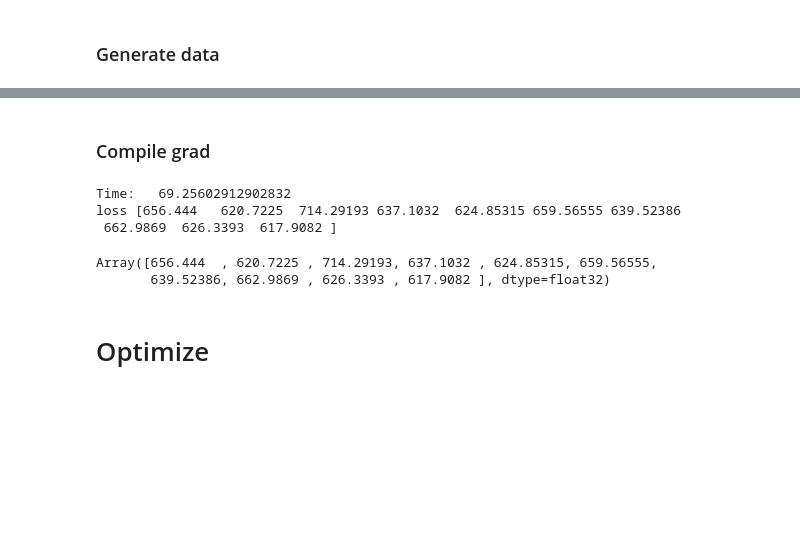
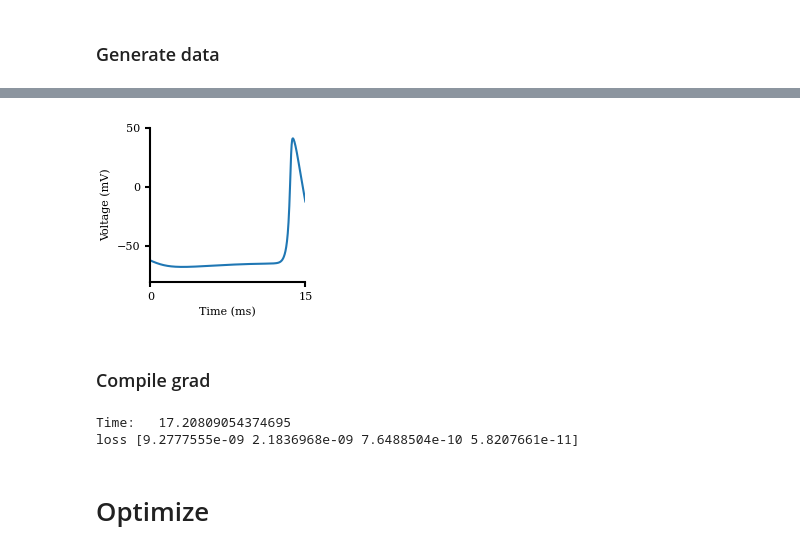
Before and after one commit to jaxleyverse/jaxley, a Jupyter notebook: notebooks/03_deep_network.ipynb, the cells around one changed output, grey strips where cells are left out. Drawn from its saved outputs; the diff is of its cells as text; code cells hidden in the pictures; blank space fills up the shorter version.

```diff
--- a/notebooks/03_deep_network.ipynb
+++ b/notebooks/03_deep_network.ipynb
@@ -127,10 +135,15 @@ tf_syn = distrax.Lambda(
 # %% [markdown]
 ### ODE
 # %%
-checkpoint_inds = [200, 400, 600]
+checkpoint_inds = []
 def ode(diff_params, diff_syn_params, stim_traces):
     # Prepare params.
     diff_params = tf.forward(diff_params)
+
+    # Repeat parameter for each compartment.
+    diff_params = jnp.tile(diff_params, (1, 1, ncomp))
+
+    # Transform synaptic params.
     diff_syn_params = tf_syn.forward(diff_syn_params)
 
     # Prepare stimuli.
@@ -169,9 +182,9 @@ def loss_fn(diff_params, diff_syn_params, stim_traces, target):
 # %% [markdown]
 ### Generate data
 # %%
-g_na = jnp.asarray([[0.12] * ncomp] * num_cells)
-g_kd = jnp.asarray([[0.036] * ncomp] * num_cells)
-g_leak = jnp.asarray([[0.0003] * ncomp] * num_cells)
+g_na = jnp.asarray([[0.12] * n_params_per_cell] * num_cells)
+g_kd = jnp.asarray([[0.036] * n_params_per_cell] * num_cells)
+g_leak = jnp.asarray([[0.0003] * n_params_per_cell] * num_cells)
 
 theta_gt = tf.inverse(jnp.stack([g_na, g_kd, g_leak]))
 synapse_gt = tf_syn.inverse(jnp.asarray([1.0] * len(conns)))
@@ -215,3 +250,18 @@ Time:   0.1020362377166748
+# %%
+with mpl.rc_context(fname=".matplotlibrc"):
+    fig, ax = plt.subplots(1, 1, figsize=(2, 2))
+    _ = ax.plot(time_vec, targets_in_batches[5, 0, 0])
+    _ = ax.set_ylim([-80, 50])
+    ax.set_xlabel("")
+    ax.set_xticks([])
+    ax.set_xticks([0, max(time_vec)])
+    ax.set_xlim([0, max(time_vec)])
+    ax.set_xlabel("Time (ms)")
+    ax.set_ylabel("Voltage (mV)")
+    plt.subplots_adjust(hspace=0.4)
+    plt.savefig("../../results/response.png", dpi=200, bbox_inches="tight")
+# %% [output]
+[figure, added]
 # %% [markdown]
 ### Compile grad
 # %%
@@ -219,22 +269,16 @@ vmaped_grad = vmap(jit(value_and_grad(loss_fn, argnums=(0, 1))), in_axes=(None,
 # %%
 start_time = time.time()
 loss, grad_val = vmaped_grad(
-    params,
-    syn_params,
+    theta_gt,
+    synapse_gt,
     stims_in_batches[0],
     targets_in_batches[0],
 )
 print("Time:  ", time.time() - start_time)
 print("loss", loss)
 # %% [output]
-Time:   69.25602912902832
-loss [656.444   620.7225  714.29193 637.1032  624.85315 659.56555 639.52386
- 662.9869  626.3393  617.9082 ]
+Time:   17.20809054374695
+loss [9.2777555e-09 2.1836968e-09 7.6488504e-10 5.8207661e-11]
-# %%
-loss
-# %% [output]
-Array([656.444  , 620.7225 , 714.29193, 637.1032 , 624.85315, 659.56555,
-       639.52386, 662.9869 , 626.3393 , 617.9082 ], dtype=float32)
 # %% [markdown]
 # Optimize
 # %%
```
Also changed, not shown: parts of 16 cells of this notebook, 1 other file.
